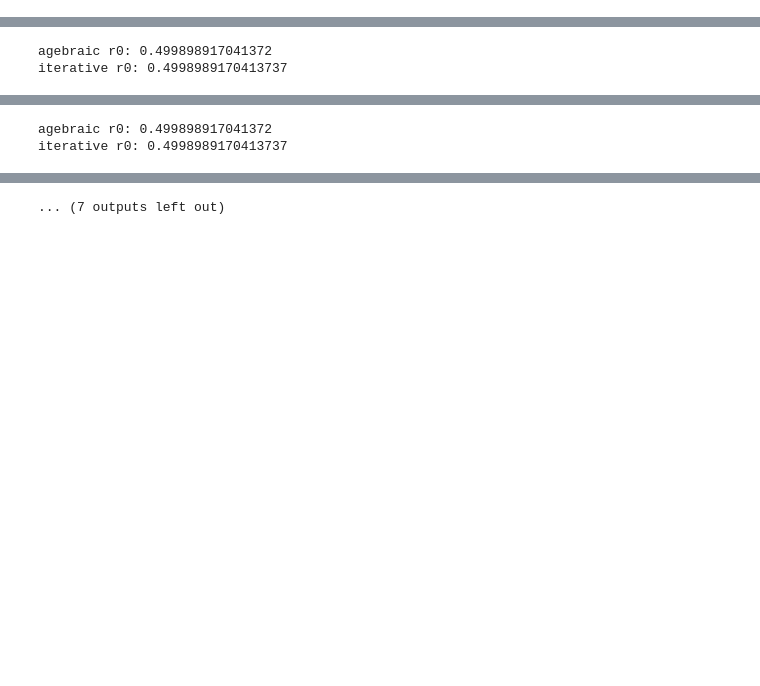
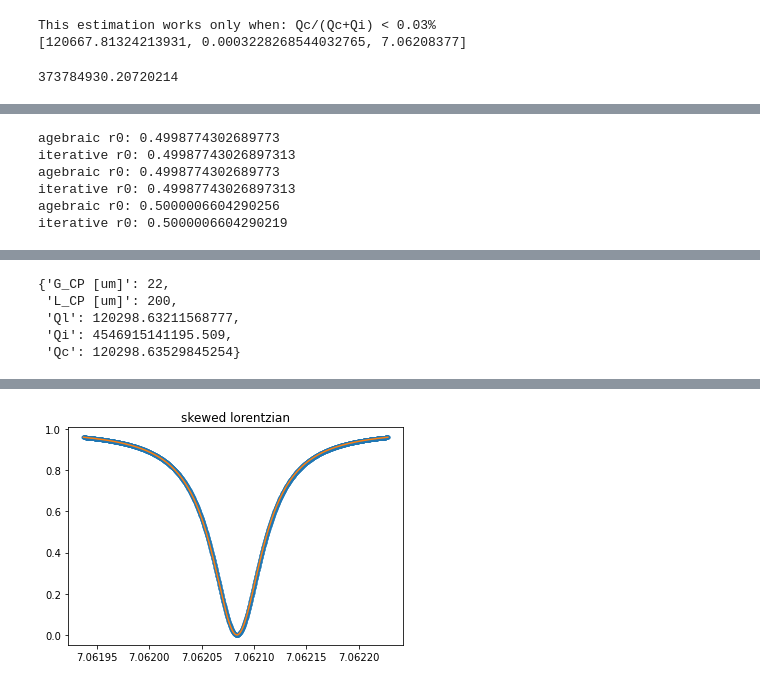
Before and after one commit to wslu42/Resonator, a Jupyter notebook: quality_factor_extract_for HFSS.ipynb, the cells around one changed output, grey strips where cells are left out. Saved outputs shown, nothing was run; the diff lists cells and outputs as text; code cells hidden in the pictures; blank space fills up the shorter version.

```diff
--- a/quality_factor_extract_for HFSS.ipynb
+++ b/quality_factor_extract_for HFSS.ipynb
@@ -185,0 +178,13 @@ ValueError: x and y must have same first dimension, but have shapes (1,) and (40
+# %%
+_, _, dfl = loaddata(r'rawdata\JJRO_wiGND20len\GND.csv')
+
+
+dflst = []
+for i in range(dfl.shape[0]//401):
+    dflst += [dfl.iloc[401*i:401*(i+1)]]
+
+df = dflst[0]
+f     = df['Freq [GHz]'].to_numpy()
+mag   = df['mag(S(2,1)) []'].to_numpy()
+phase = df['ang_rad(S(2,1)) []'].to_numpy()
+plt.plot(f,mag)
@@ -186,20 +261,24 @@ ValueError: x and y must have same first dimension, but have shapes (1,) and (40
+# %%
+_, _, dfraw = loaddata(r'rawdata\JJRO_wiGND20len\GND_EX200_L200G22.csv')
+lst = Ql3dBest(dfraw)
+print(lst)
+lst[-3]/lst[-2]
+# %% [output]
+This estimation works only when: Qc/(Qc+Qi) < 0.03%
+[120667.81324213931, 0.0003228268544032765, 7.06208377]
+373784930.20720214
 # %%
-Qdic = {'G_CP [um]': 0, 'L_CP [um]': 0, 'Ql':0, 'Qi':0, 'Qc':0}
-dfR = pd.DataFrame(data = Qdic, index = [0])
+_, _, dfraw = loaddata(r'rawdata\JJRO_wiGND20len\GND_EX200_L200G22.csv')
+dfl = [dfraw[dfraw['mag(S(2,1)) []']<0.98]]
 
-_, _, df = loaddata('1.csv')
-dflst = []
-for i in range(df.shape[0]//401):
-    dflst += [df.iloc[401*i:401*(i+1)]]
-
-for dfl in dflst:
-    f     = dfl['Freq [GHz]'].to_numpy()
-    mag   = dfl['mag(S(2,1)) []'].to_numpy()
-    phase = dfl['ang_rad(S(2,1)) []'].to_numpy()
+for d in dfl:
+    f     = d['Freq [GHz]'].to_numpy()
+    mag   = d['mag(S(2,1)) []'].to_numpy()
+    phase = d['ang_rad(S(2,1)) []'].to_numpy()
     S21 = mag*np.cos(phase)+1j*mag*np.sin(phase)
-    Ql, Qi, Qc = resFit(f, S21, verbose = True)
-    s = df[['G_CP [um]', 'L_CP [um]']].iloc[0]
+    Ql, Qi, Qc = resFit(f, S21, verbose = False)
+    s = d[['G_CP [um]', 'L_CP [um]']].iloc[0]
     Qdic = {'G_CP [um]': s[0], 'L_CP [um]': s[1], 'Ql':Ql, 'Qi':Qi, 'Qc':Qc}
-    dfR = dfR.append(Qdic, ignore_index = True)
-dfR
+#     dfR = dfR.append(Qdic, ignore_index = True)
+Qdic
 # %% [output]
@@ -210,2 +285,6 @@ dfR
-agebraic r0: 0.499898917041372
-iterative r0: 0.4998989170413737
+agebraic r0: 0.4998774302689773
+iterative r0: 0.49987743026897313
+agebraic r0: 0.4998774302689773
+iterative r0: 0.49987743026897313
+agebraic r0: 0.5000006604290256
+iterative r0: 0.5000006604290219
@@ -214,2 +291,5 @@ iterative r0: 0.4998989170413737
-agebraic r0: 0.499898917041372
-iterative r0: 0.4998989170413737
+{'G_CP [um]': 22,
+ 'L_CP [um]': 200,
+ 'Ql': 120298.63211568777,
+ 'Qi': 4546915141195.509,
+ 'Qc': 120298.63529845254}
@@ -220 +296 @@ iterative r0: 0.4998989170413737
-... (7 outputs left out)
+[figure, added]
```
Also changed, not shown: parts of 16 cells of this notebook, 30 other files.
